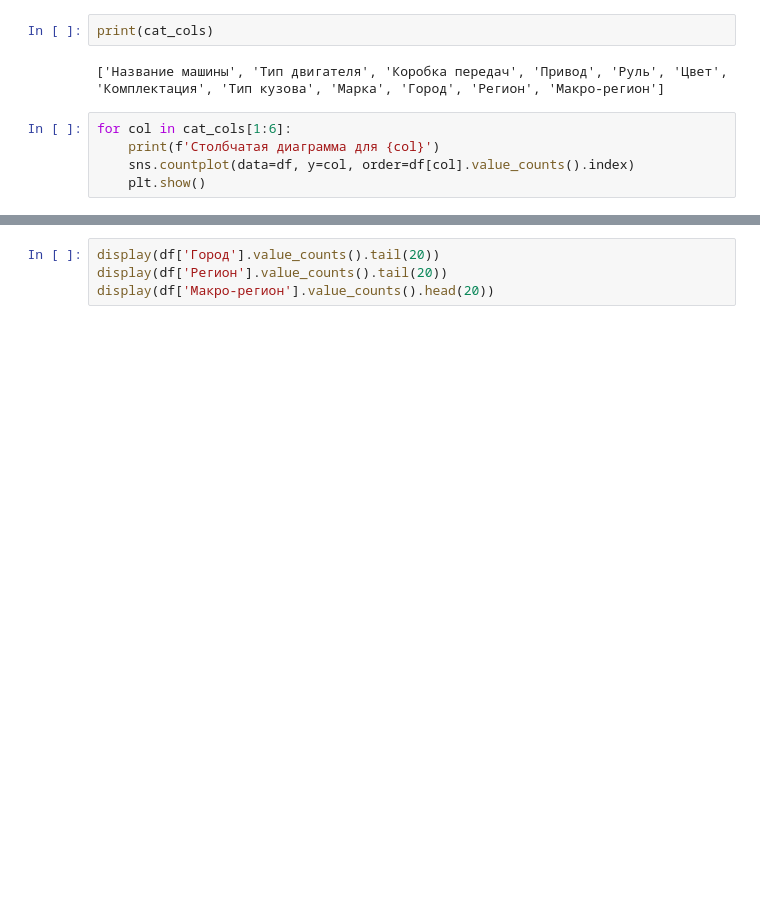
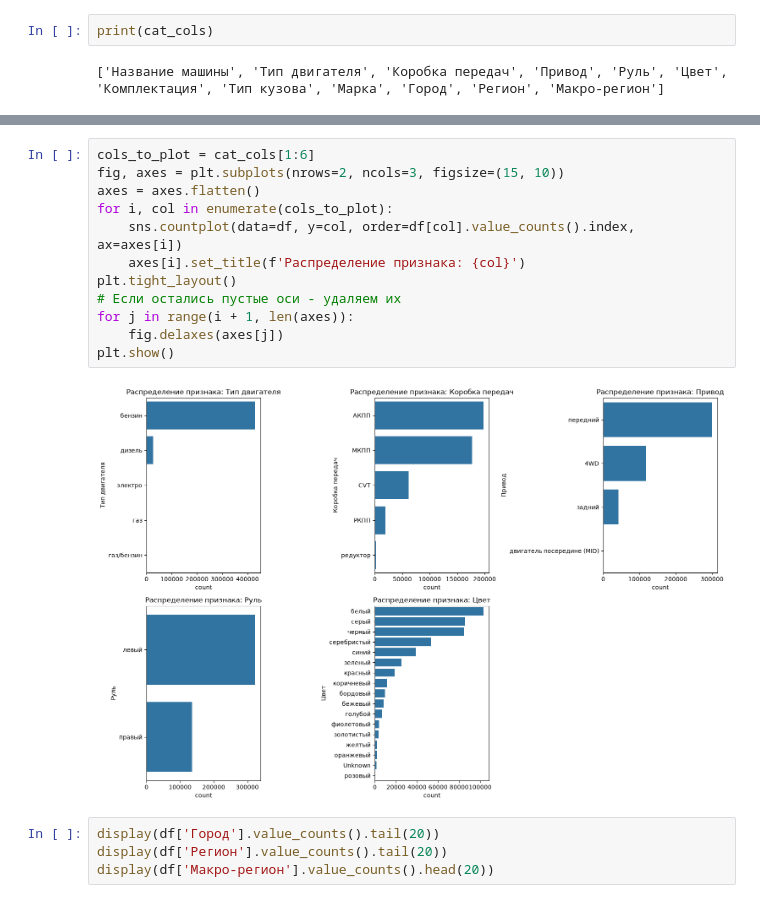
Before and after one commit to deviloon/car-price-analyzer, a Jupyter notebook: notebooks/02_eda_and_features.ipynb, the cells around one changed output, grey strips where cells are left out. Cells and saved outputs as stored; diff of their text form; blank space fills up the shorter version.

```diff
--- a/notebooks/02_eda_and_features.ipynb
+++ b/notebooks/02_eda_and_features.ipynb
@@ -104,8 +89,3 @@ for col in num_cols:
 print(cat_cols)
 # %% [output]
 ['Название машины', 'Тип двигателя', 'Коробка передач', 'Привод', 'Руль', 'Цвет', 'Комплектация', 'Тип кузова', 'Марка', 'Город', 'Регион', 'Макро-регион']
-# %%
-for col in cat_cols[1:6]:
-    print(f'Столбчатая диаграмма для {col}')
-    sns.countplot(data=df, y=col, order=df[col].value_counts().index)
-    plt.show()
@@ -123,3 +92,17 @@ for col in cat_cols[1:6]:
+# %%
+cols_to_plot = cat_cols[1:6]
+fig, axes = plt.subplots(nrows=2, ncols=3, figsize=(15, 10))
+axes = axes.flatten()
+for i, col in enumerate(cols_to_plot):
+    sns.countplot(data=df, y=col, order=df[col].value_counts().index, ax=axes[i])
+    axes[i].set_title(f'Распределение признака: {col}')
+plt.tight_layout()
+# Если остались пустые оси - удаляем их
+for j in range(i + 1, len(axes)):
+    fig.delaxes(axes[j])
+plt.show()
+# %% [output]
+[figure, added]
 # %%
 display(df['Город'].value_counts().tail(20))
 display(df['Регион'].value_counts().tail(20))
```
Also changed, not shown: parts of 14 cells of this notebook.
